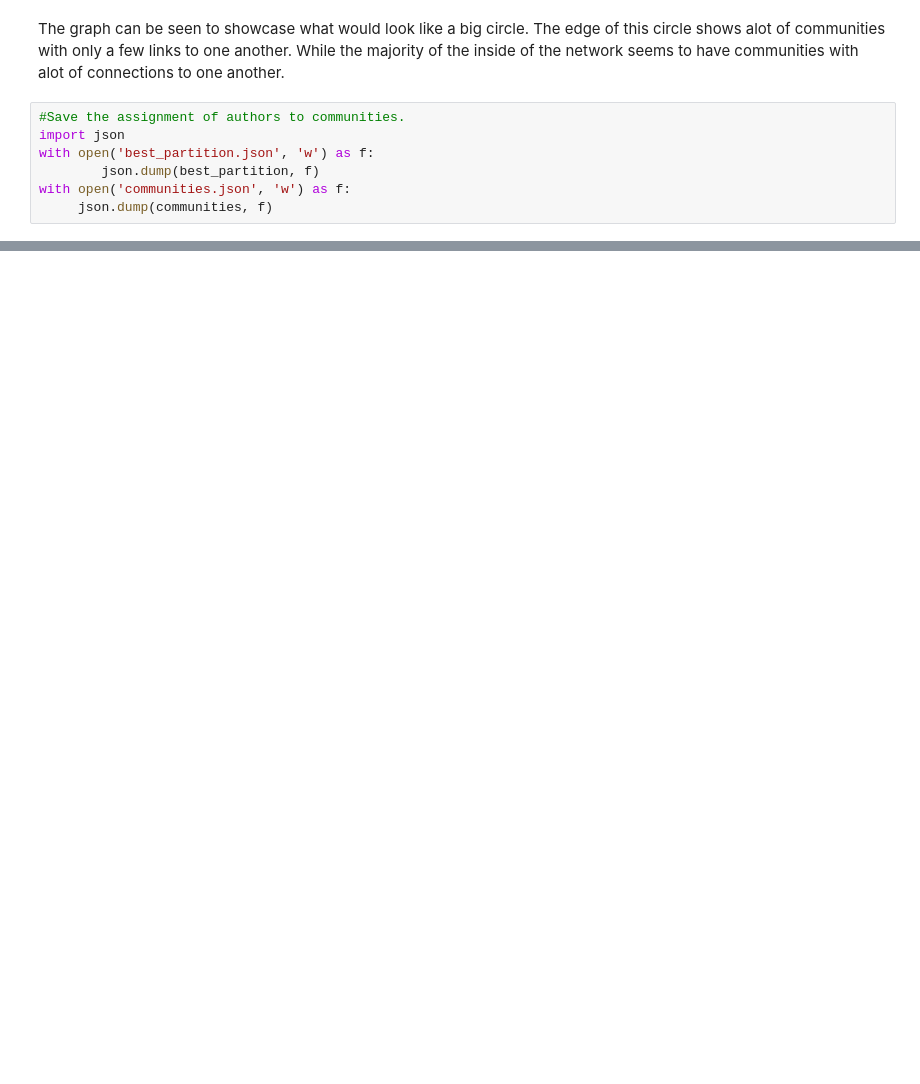
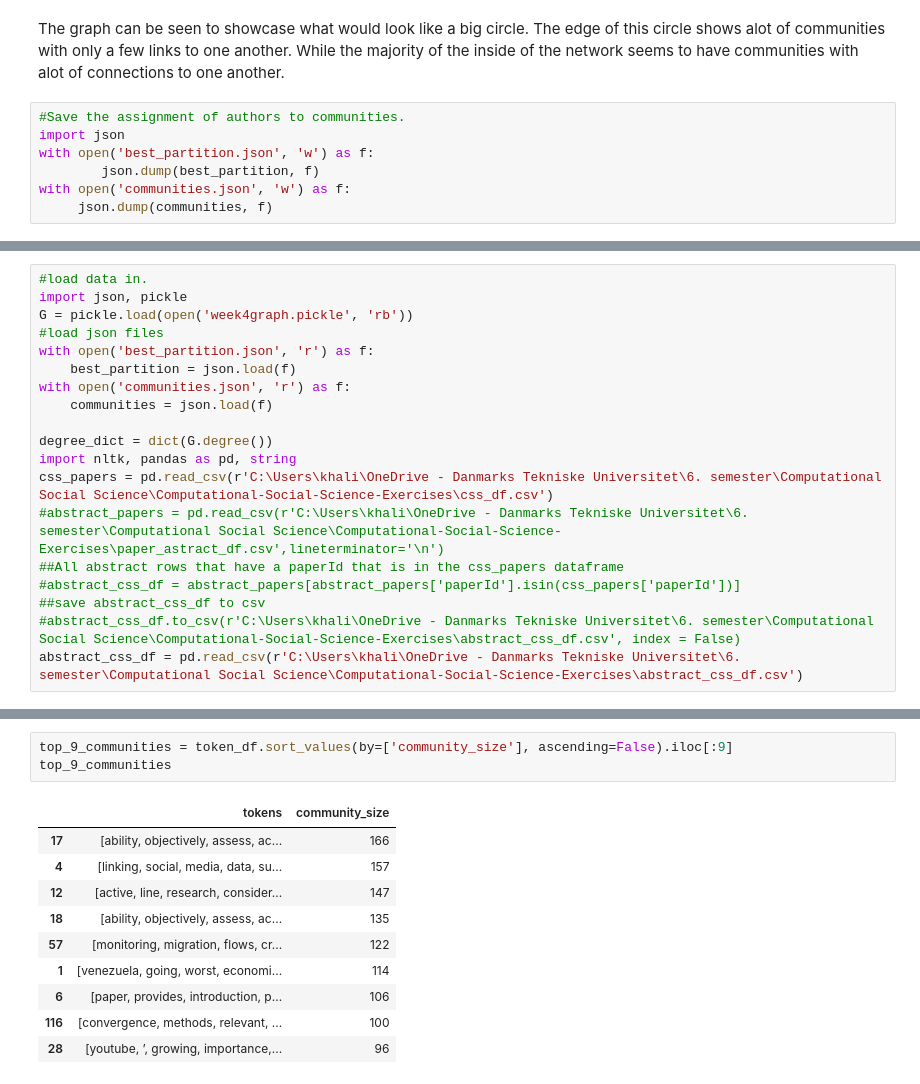
Before and after one commit to Student204161/computational-social-science-assignments, a Jupyter notebook: Final_Assignment2.ipynb, the cells around one changed output, grey strips where cells are left out. Drawn from its saved outputs; the diff is of its cells as text; blank space fills up the shorter version.

```diff
--- a/Final_Assignment2.ipynb
+++ b/Final_Assignment2.ipynb
@@ -300,0 +305,19 @@ with open('communities.json', 'w') as f:
+# %%
+#load data in.
+import json, pickle
+G = pickle.load(open('week4graph.pickle', 'rb'))
+#load json files
+with open('best_partition.json', 'r') as f:
+    best_partition = json.load(f)
+with open('communities.json', 'r') as f:
+    communities = json.load(f)
+
+degree_dict = dict(G.degree())
+import nltk, pandas as pd, string
+css_papers = pd.read_csv(r'C:\Users\khali\OneDrive - Danmarks Tekniske Universitet\6. semester\Computational Social Science\Computational-Social-Science-Exercises\css_df.csv')
+#abstract_papers = pd.read_csv(r'C:\Users\khali\OneDrive - Danmarks Tekniske Universitet\6. semester\Computational Social Science\Computational-Social-Science-Exercises\paper_astract_df.csv',lineterminator='\n')
+##All abstract rows that have a paperId that is in the css_papers dataframe
+#abstract_css_df = abstract_papers[abstract_papers['paperId'].isin(css_papers['paperId'])]
+##save abstract_css_df to csv
+#abstract_css_df.to_csv(r'C:\Users\khali\OneDrive - Danmarks Tekniske Universitet\6. semester\Computational Social Science\Computational-Social-Science-Exercises\abstract_css_df.csv', index = False)
+abstract_css_df = pd.read_csv(r'C:\Users\khali\OneDrive - Danmarks Tekniske Universitet\6. semester\Computational Social Science\Computational-Social-Science-Exercises\abstract_css_df.csv')
@@ -300,0 +483,14 @@ with open('communities.json', 'w') as f:
+# %%
+top_9_communities = token_df.sort_values(by=['community_size'], ascending=False).iloc[:9]
+top_9_communities
+# %% [output]
+|  | tokens | community_size |
+| 17 | [ability, objectively, assess, ac... | 166 |
+| 4 | [linking, social, media, data, su... | 157 |
+| 12 | [active, line, research, consider... | 147 |
+| 18 | [ability, objectively, assess, ac... | 135 |
+| 57 | [monitoring, migration, flows, cr... | 122 |
+| 1 | [venezuela, going, worst, economi... | 114 |
+| 6 | [paper, provides, introduction, p... | 106 |
+| 116 | [convergence, methods, relevant, ... | 100 |
+| 28 | [youtube, ’, growing, importance,... | 96 |
```
Also changed, not shown: parts of 17 cells of this notebook.
